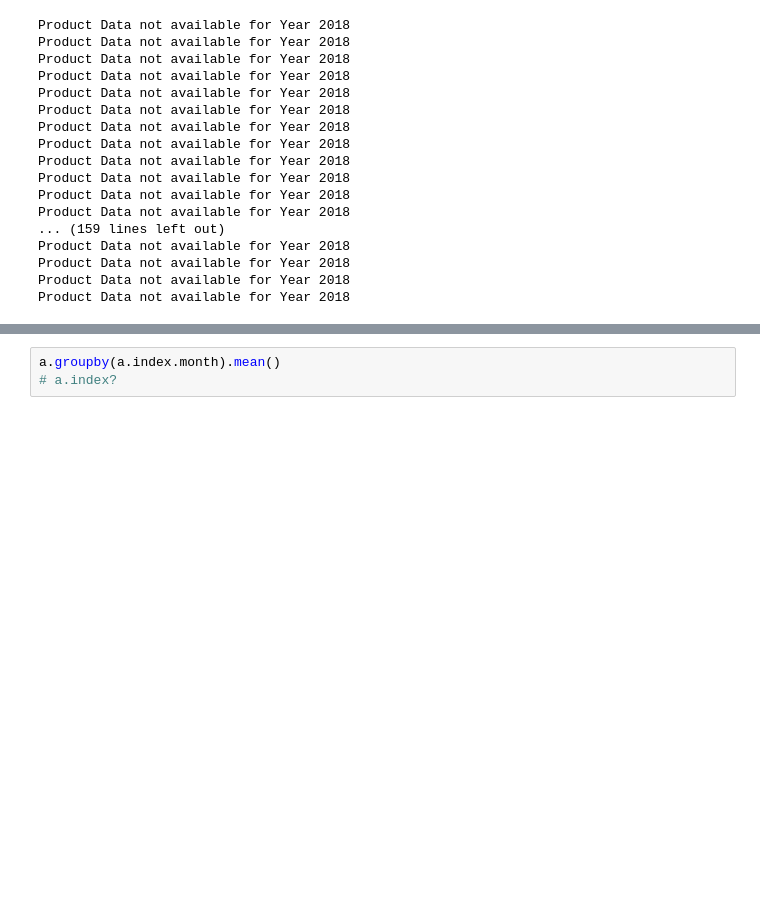
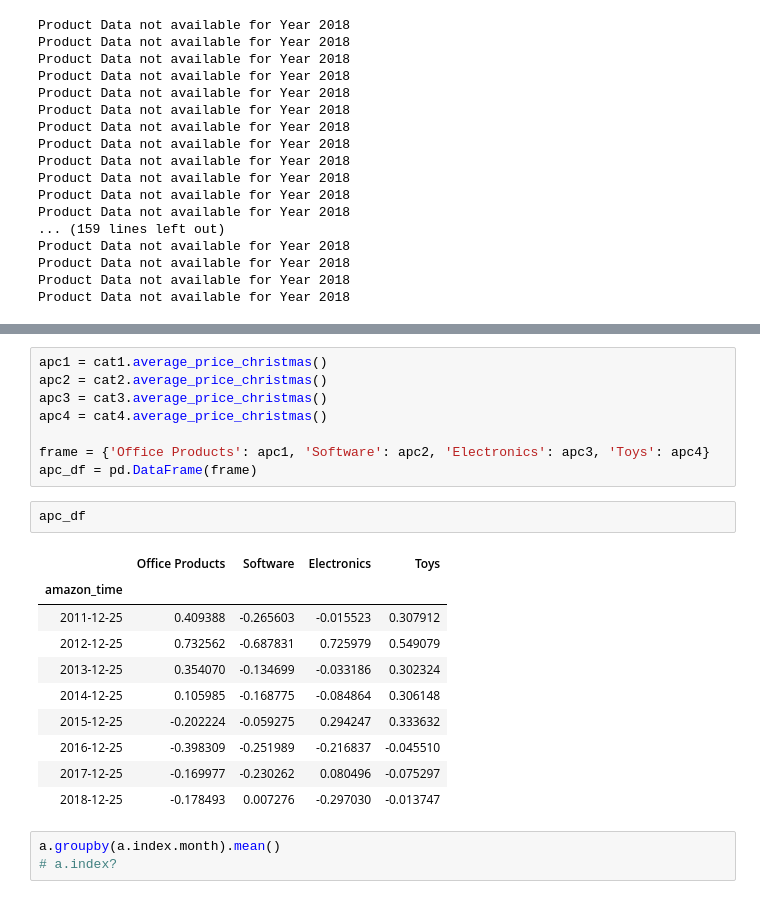
Before and after one commit to ddl004/ECE-143-Amazon-Price-History-Analysis, a Jupyter notebook: Christmas Plot.ipynb, the cells around one changed output, grey strips where cells are left out. Cells and saved outputs as stored; diff of their text form; blank space fills up the shorter version.

```diff
--- a/Christmas Plot.ipynb
+++ b/Christmas Plot.ipynb
@@ -242,3 +252,24 @@ christmas_history_price(cat1, cat2, cat3, cat4)
+# %%
+apc1 = cat1.average_price_christmas()
+apc2 = cat2.average_price_christmas()
+apc3 = cat3.average_price_christmas()
+apc4 = cat4.average_price_christmas()
+
+frame = {'Office Products': apc1, 'Software': apc2, 'Electronics': apc3, 'Toys': apc4}
+apc_df = pd.DataFrame(frame)
+# %%
+apc_df
+# %% [output]
+|  | Office Products | Software | Electronics | Toys |
+| amazon_time |  |  |  |  |
+| 2011-12-25 | 0.409388 | -0.265603 | -0.015523 | 0.307912 |
+| 2012-12-25 | 0.732562 | -0.687831 | 0.725979 | 0.549079 |
+| 2013-12-25 | 0.354070 | -0.134699 | -0.033186 | 0.302324 |
+| 2014-12-25 | 0.105985 | -0.168775 | -0.084864 | 0.306148 |
+| 2015-12-25 | -0.202224 | -0.059275 | 0.294247 | 0.333632 |
+| 2016-12-25 | -0.398309 | -0.251989 | -0.216837 | -0.045510 |
+| 2017-12-25 | -0.169977 | -0.230262 | 0.080496 | -0.075297 |
+| 2018-12-25 | -0.178493 | 0.007276 | -0.297030 | -0.013747 |
 # %%
 a.groupby(a.index.month).mean()
 # a.index?
```
Also changed, not shown: parts of 6 cells of this notebook, 6 other files.
